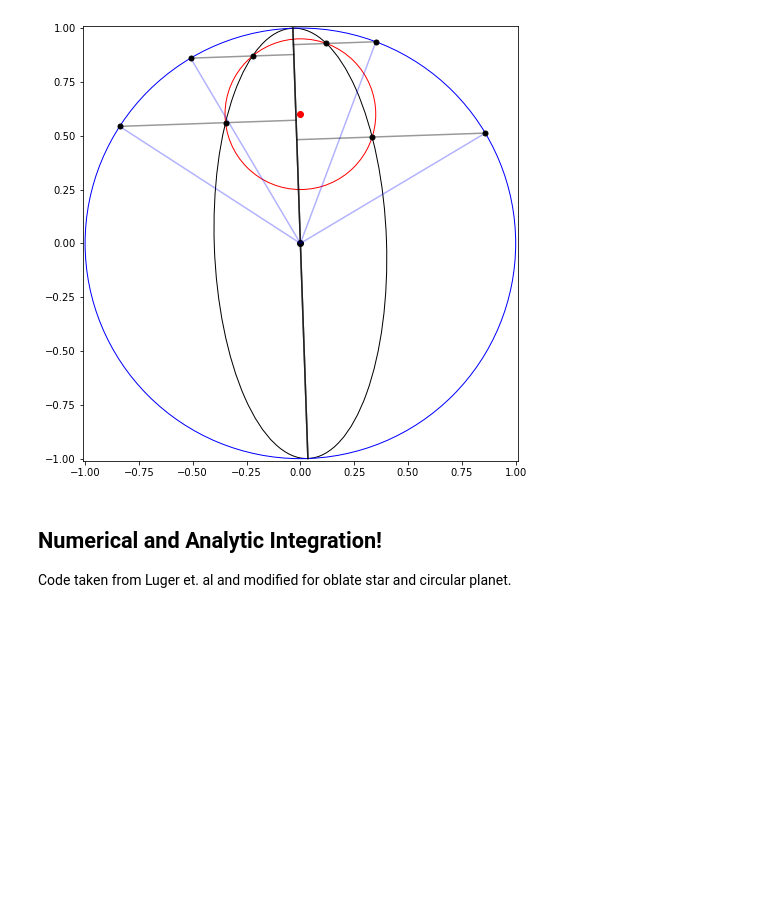
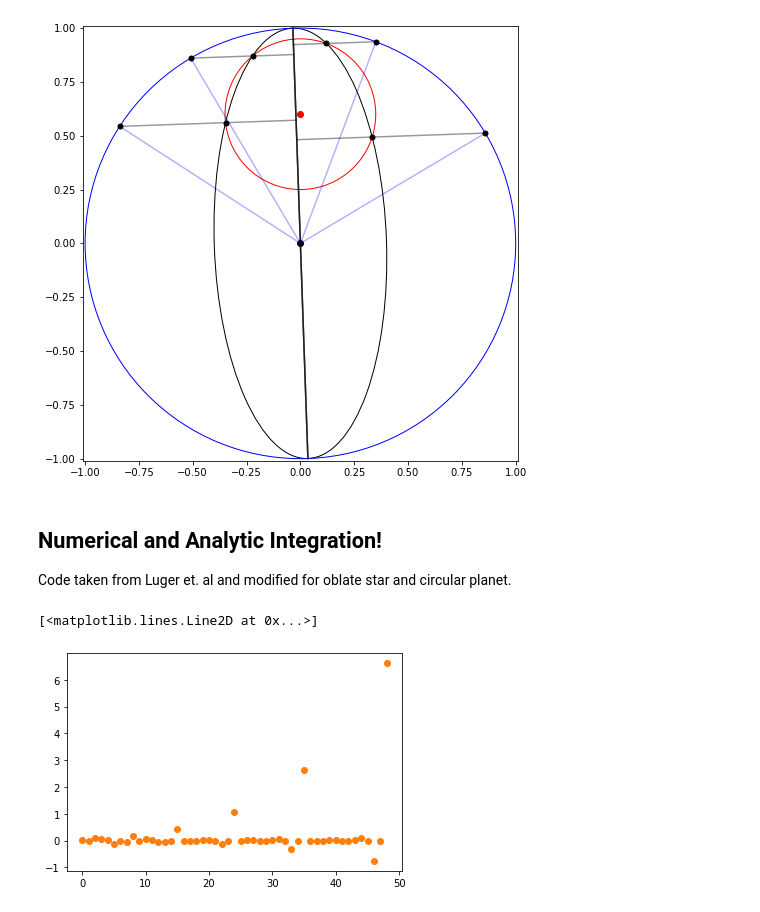
Before and after one commit to shashankdholakia/gravity-dark, a Jupyter notebook: Integral Bounds.ipynb, the cells around one changed output. Saved outputs shown, nothing was run; the diff lists cells and outputs as text; code cells hidden in the pictures; blank space fills up the shorter version.

```diff
--- a/Integral Bounds.ipynb
+++ b/Integral Bounds.ipynb
@@ -427,7 +427,7 @@ def compute_xi(b0, r_p, f, theta):
     theta: spin-orbit obliquity *in degrees*
     """
 
-    roots, err = find_intersections_2(b0, rp, f, theta)
+    roots, err = find_intersections_2(b0, r_p, f, theta)
     roots_real = roots[np.isclose(roots,np.real(roots),atol=0.0001)] #discard imaginary roots
 
     # Mark the points of intersection if they exist
@@ -451,12 +451,12 @@ def compute_xi(b0, r_p, f, theta):
             x_int_neg = r*np.cos(lam_neg)
             y_int_neg = r*np.sin(lam_neg)
 
-            if circle_err(x_int, y_int, b0, rp, theta) > circle_err(x_int_neg, y_int_neg, b0, rp, theta):
+            if circle_err(x_int, y_int, b0, r_p, theta) > circle_err(x_int_neg, y_int_neg, b0, r_p, theta):
                 xi - xi_neg
             angles.append(xi)
-    return angles
+    return np.array([angles])
 # %%
-def G(n):
+def G(n, f):
     """
     Return the anti-exterior derivative of the nth term of the Green's basis.
     This is a two-dimensional (Gx, Gy) vector of functions of x and y.
@@ -476,7 +476,7 @@ def G(n):
 
     if nu % 2 == 0:
 
-        G = [lambda x, y: 0, lambda x, y: x ** (0.5 * (mu + 2)) * y ** (0.5 * nu)]
+        G = [lambda x, y: 0, lambda x, y: x ** (0.5 * (mu + 2)) * y/(1-f) ** (0.5 * nu)]
 
     elif (l == 1) and (m == 0):
 
@@ -498,28 +498,28 @@ def G(n):
 
     elif (mu == 1) and (l % 2 == 0):
 
-        G = [lambda x, y: x ** (l - 2) * z(x, y) ** 3, lambda x, y: 0]
+        G = [lambda x, y: (1-f) * x ** (l - 2) * z(x, y) ** 3, lambda x, y: 0]
 
     elif (mu == 1) and (l % 2 != 0):
 
-        G = [lambda x, y: x ** (l - 3) * y * z(x, y) ** 3, lambda x, y: 0]
+        G = [lambda x, y: (1-f) * x ** (l - 3) * y * z(x, y) ** 3, lambda x, y: 0]
 
     else:
 
         G = [
             lambda x, y: 0,
             lambda x, y: x ** (0.5 * (mu - 3))
-            * y ** (0.5 * (nu - 1))
+            * (y / (1-f)) ** (0.5 * (nu - 1))
             * z(x, y) ** 3,
         ]
 
     return G
 
-def primitive(x, y, dx, dy, theta1, theta2, n=0):
+def primitive(x, y, dx, dy, theta1, theta2, f, n=0):
     """A general primitive integral computed numerically."""
 
     def func(theta):
-        Gx, Gy = G(n)
+        Gx, Gy = G(n, f)
         return Gx(x(theta), y(theta)) * dx(theta) + Gy(x(theta), y(theta)) * dy(theta)
 
     res, _ = quad(func, theta1, theta2, epsabs=1e-12, epsrel=1e-12)
@@ -529,14 +529,14 @@ def primitive(x, y, dx, dy, theta1, theta2, n=0):
 def tT_numerical(deg, xi, b, theta):
     """Compute the tT integral numerically from its integral definition."""
     N = (deg + 1) ** 2
-    tT = np.zeros(N)tT_numerical(6, xi, b, theta)
+    tT = np.zeros(N)
     for n in range(N):
         for xi1, xi2 in xi.reshape(-1, 2):
             x = lambda xi: np.cos(theta) * np.cos(xi) - b * np.sin(theta) * np.sin(xi)
             y = lambda xi: np.sin(theta) * np.cos(xi) + b * np.cos(theta) * np.sin(xi)
             dx = lambda xi: -np.cos(theta) * np.sin(xi) - b * np.sin(theta) * np.cos(xi)
             dy = lambda xi: -np.sin(theta) * np.sin(xi) + b * np.cos(theta) * np.cos(xi)
-            tT[n] += primitive(x, y, dx, dy, xi1, xi2, n)
+            tT[n] += primitive(x, y, dx, dy, xi1, xi2, 1-b, n)
     return tT
 # %%
 def computeH(umax, vmax, xi):
@@ -665,3 +665,14 @@ def tT(deg, xi, b, theta):
             tT[n] *= (1 - b ** 2) ** 1.5
 
     return tT
+# %%
+from scipy.integrate import quad
+theta = 50 * np.pi / 180
+f = 0.6
+b0 = 0.60
+r_p = 0.35
+xi = compute_xi(b0, r_p, f, theta)
+pl.plot(tT_numerical(6, xi, 1-f, theta), "C1o", label="numerical")
+# %% [output]
+[<matplotlib.lines.Line2D at 0x...>]
+[figure, added]
```
Also changed, not shown: 1 other file.
